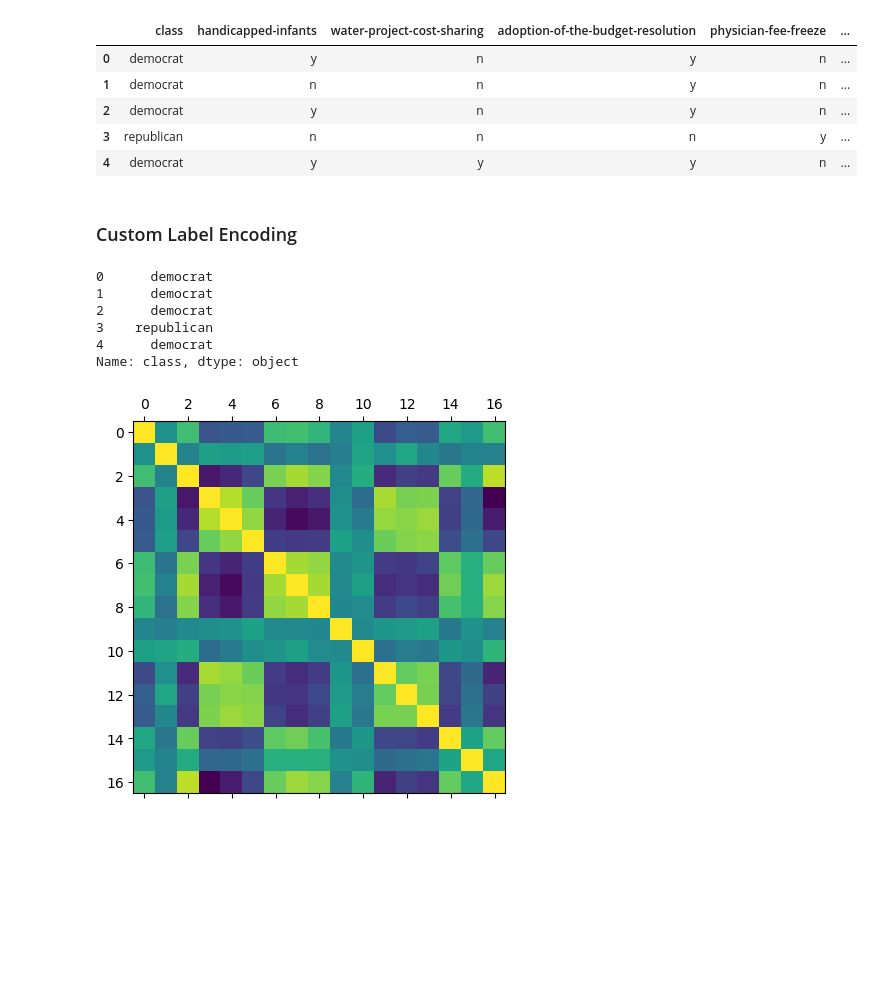
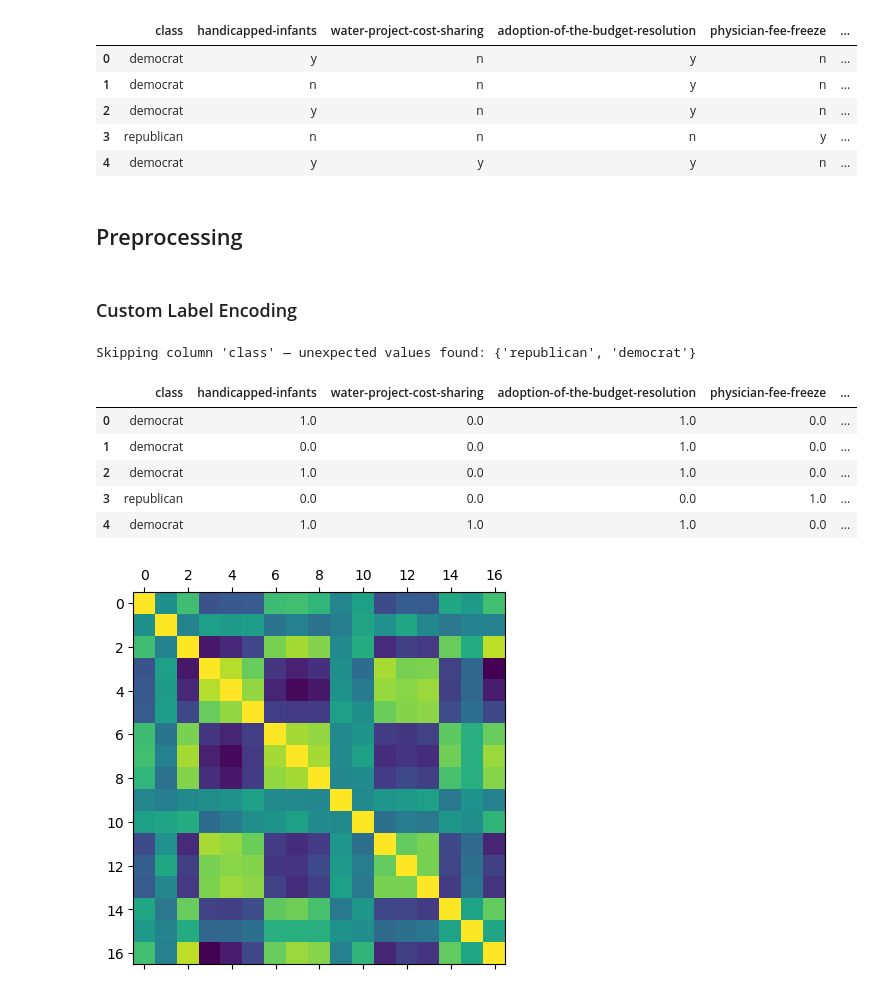
Before and after one commit to Esaiasson/Machine_learning_WS_2025, a Jupyter notebook: A1/congressional_voting/congressional_voting.ipynb, the cells around one changed output. Cells and saved outputs as stored; diff of their text form; code cells hidden in the pictures; blank space fills up the shorter version.

Commit message:
reprocessed congressional voting

```diff
--- a/A1/congressional_voting/congressional_voting.ipynb
+++ b/A1/congressional_voting/congressional_voting.ipynb
@@ -7,7 +6,7 @@ import matplotlib.pyplot as plt
 # %% [markdown]
 ## EDA
 # %%
-congress_df_train = pd.read_csv("data/congressional-voting/CongressionalVotingID.shuf.lrn.csv")
+congress_df_train = pd.read_csv("CongressionalVotingID.shuf.lrn.csv")
 congress_df_train.drop(columns=['ID'], inplace=True)
 # %%
 congress_df_train.info()
@@ -66,49 +63,77 @@ congress_df_train.head()
 | 2 | democrat | y | n | y | n | ... |
 | 3 | republican | n | n | n | y | ... |
 | 4 | democrat | y | y | y | n | ... |
+# %% [markdown]
+## Preprocessing
 # %% [markdown]
 ### Custom Label Encoding
 # %%
-# label encoder for custom mapping
+
 def label_encoding(mapping, df):
     df_encoded = df.copy()
     for col in df_encoded.columns:
-        df_encoded[col] = df_encoded[col].map(mapping)
+        unique_vals = set(df_encoded[col].unique())
+        # Check if all unique values are in mapping keys
+        if unique_vals.issubset(mapping.keys()):
+            df_encoded[col] = df_encoded[col].map(mapping)
+        else:
+            print(f"Skipping column '{col}' — unexpected values found: {unique_vals - set(mapping.keys())}")
     return df_encoded
 
 # define mappings
 mapping_X = {
     'y': 1,
     'unknown': 0.5,
     'n': 0
     }
 
-mapping_y = {
-    'democrat': 1,
-    'republican': 0
-    }
+# do the encoding
+congress_preprocessed = label_encoding(mapping_X, congress_df_train)
+congress_preprocessed.head()
 
-# prepare X and y
-X = congress_df_train.drop(columns=['class'])
-Y = congress_df_train[['class']]
+# export to csv
+congress_preprocessed.to_csv("congressional_voting_preprocessed.csv", index=False)
 
-# encode X and y
-X_encoded = label_encoding(mapping_X, X)
-Y_encoded = label_encoding(mapping_y, Y)
-# Y_encoded = Y.map(mapping_y)
 
-# combine and export to csv (optional)
-congress_preprocessed = pd.concat([X_encoded, Y_encoded], axis=1)
-congress_preprocessed.to_csv("data/congressional-voting/congressional_voting_preprocessed.csv", index=False)
+# # label encoder for custom mapping
+# def label_encoding(mapping, df):
+#     df_encoded = df.copy()
+#     for col in df_encoded.columns:
+#         df_encoded[col] = df_encoded[col].map(mapping)
+#     return df_encoded
+
+# # define mappings
+# mapping_X = {
+#     'y': 1,
+#     'unknown': 0.5,
+#     'n': 0
+#     }
+
+# mapping_y = {
+#     'democrat': 1,
+#     'republican': 0
+#     }
+
+# # prepare X and y
+# X = congress_df_train.drop(columns=['class'])
+# Y = congress_df_train[['class']]
+
+# # encode X and y
+# X_encoded = label_encoding(mapping_X, X)
+# Y_encoded = label_encoding(mapping_y, Y)
+# # Y_encoded = Y.map(mapping_y)
+
+# # combine and export to csv (optional)
+# congress_preprocessed = pd.concat([X_encoded, Y_encoded], axis=1)
+# congress_preprocessed.to_csv("data/congressional-voting/congressional_voting_preprocessed.csv", index=False)
+# %% [output]
+Skipping column 'class' — unexpected values found: {'republican', 'democrat'}
+|  | class | handicapped-infants | water-project-cost-sharing | adoption-of-the-budget-resolution | physician-fee-freeze | ... |
+| 0 | democrat | 1.0 | 0.0 | 1.0 | 0.0 | ... |
+| 1 | democrat | 0.0 | 0.0 | 1.0 | 0.0 | ... |
+| 2 | democrat | 1.0 | 0.0 | 1.0 | 0.0 | ... |
+| 3 | republican | 0.0 | 0.0 | 0.0 | 1.0 | ... |
+| 4 | democrat | 1.0 | 1.0 | 1.0 | 0.0 | ... |
-# %%
-Y.head()
-# %% [output]
-0      democrat
-1      democrat
-2      democrat
-3    republican
-4      democrat
-Name: class, dtype: object
 # %%
 plt.matshow(congress_preprocessed.corr())
 plt.show()
```
Also changed, not shown: parts of 2 cells of this notebook, 1 other file.
